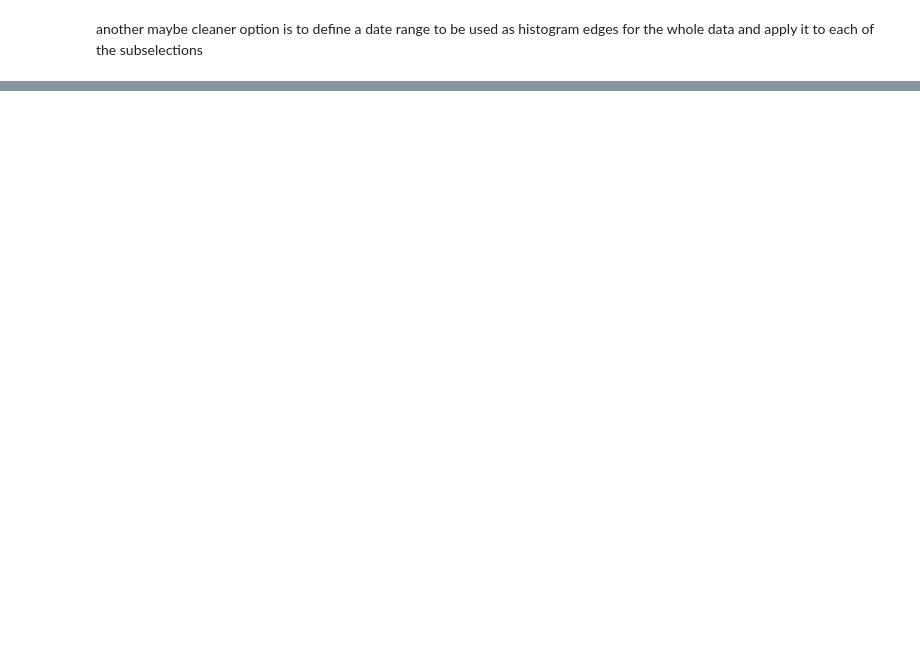
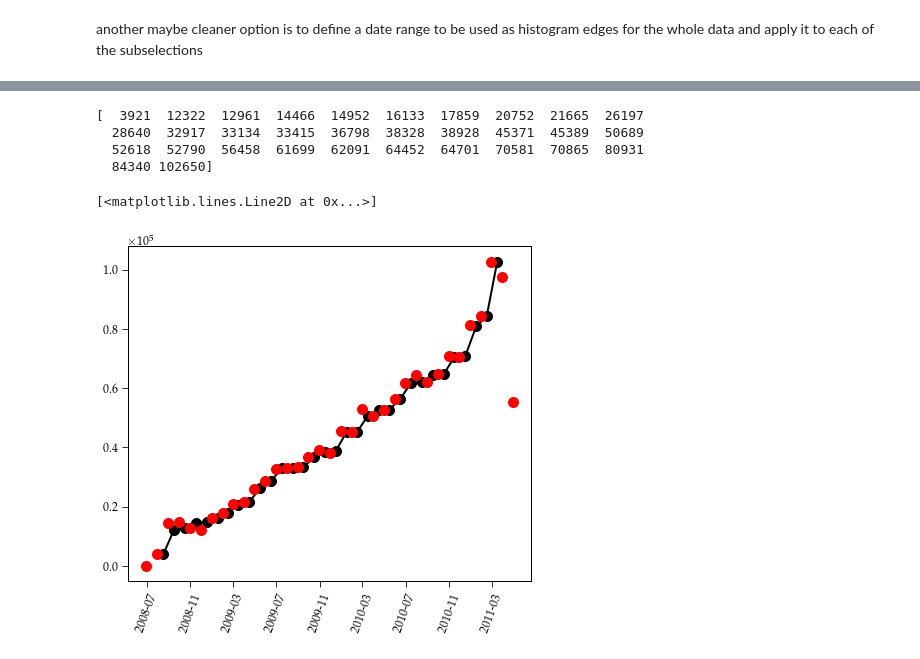
Before and after one commit to AkagiShigeru/incubator-overflow, a Jupyter notebook: stackoverflow-basic.ipynb, the cells around one changed output, grey strips where cells are left out. Cells and saved outputs as stored; diff of their text form; code cells hidden in the pictures; blank space fills up the shorter version.

```diff
--- a/stackoverflow-basic.ipynb
+++ b/stackoverflow-basic.ipynb
@@ -170,3 +222,18 @@ date_centers = date_edges[:-1] + (date_edges[1:] - date_edges[:-1]) / 2
 # %%
-allcounts = pd.cut(posts.CreationDate, bins=date_edges).value_counts()
+allcounts = pd.cut(posts.CreationDate, bins=date_edges, include_lowest=True).value_counts().values[::-1]
+print allcounts
+# %% [output]
+[  3921  12322  12961  14466  14952  16133  17859  20752  21665  26197
+  28640  32917  33134  33415  36798  38328  38928  45371  45389  50689
+  52618  52790  56458  61699  62091  64452  64701  70581  70865  80931
+  84340 102650]
+# %%
+plt.figure(figsize=(8, 6))
+plt.xticks(rotation=70)
+plt.plot_date(date_centers, allcounts, ls="-", color="k")
+resample = posts.resample("1M", on="CreationDate", label="left").CreationDate.agg(len)
+plt.plot(resample.index, resample, "ro")
+# %% [output]
+[<matplotlib.lines.Line2D at 0x...>]
+[figure, added]
 # %% [markdown]
```
Also changed, not shown: parts of 22 cells of this notebook, 3 other files.
